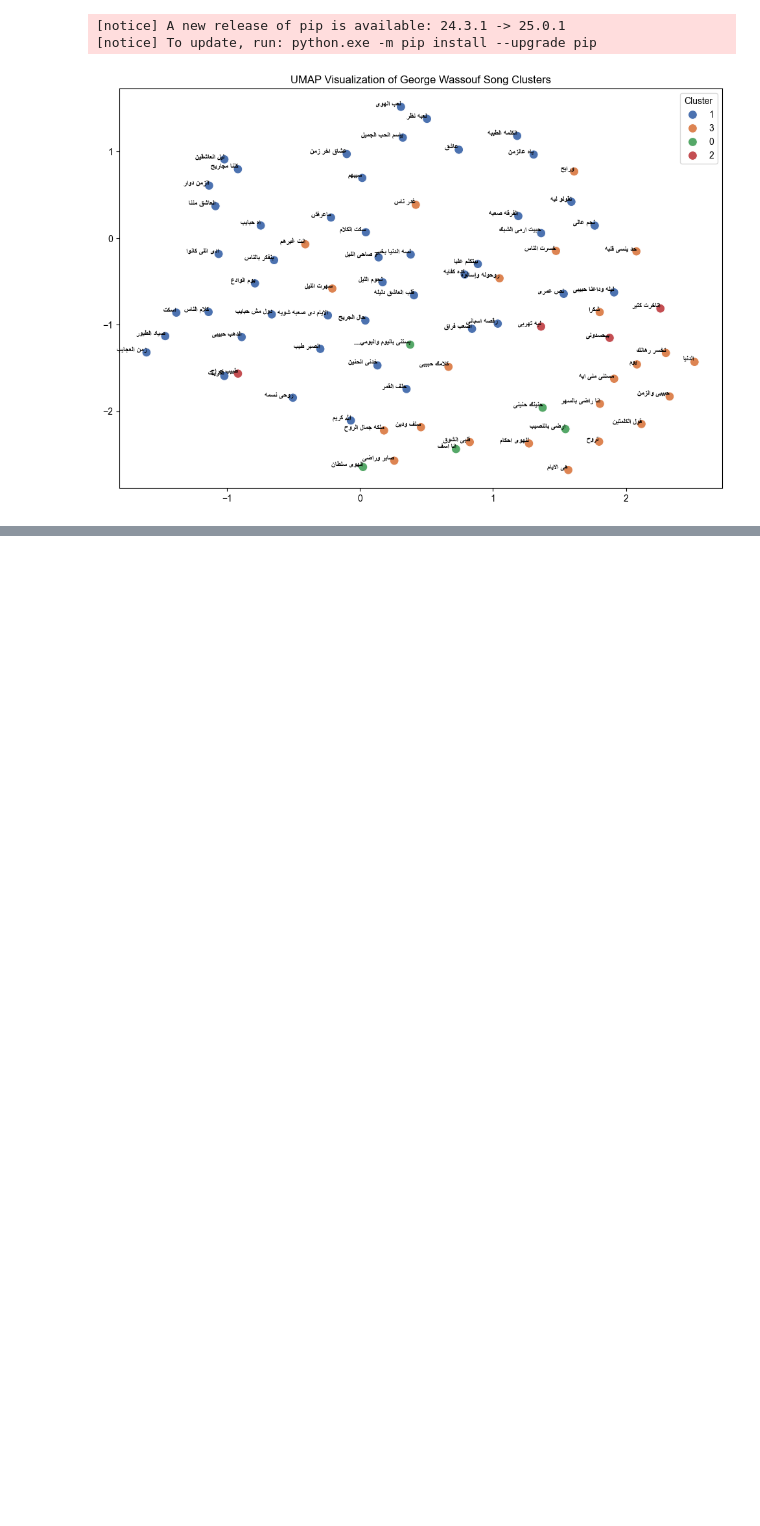
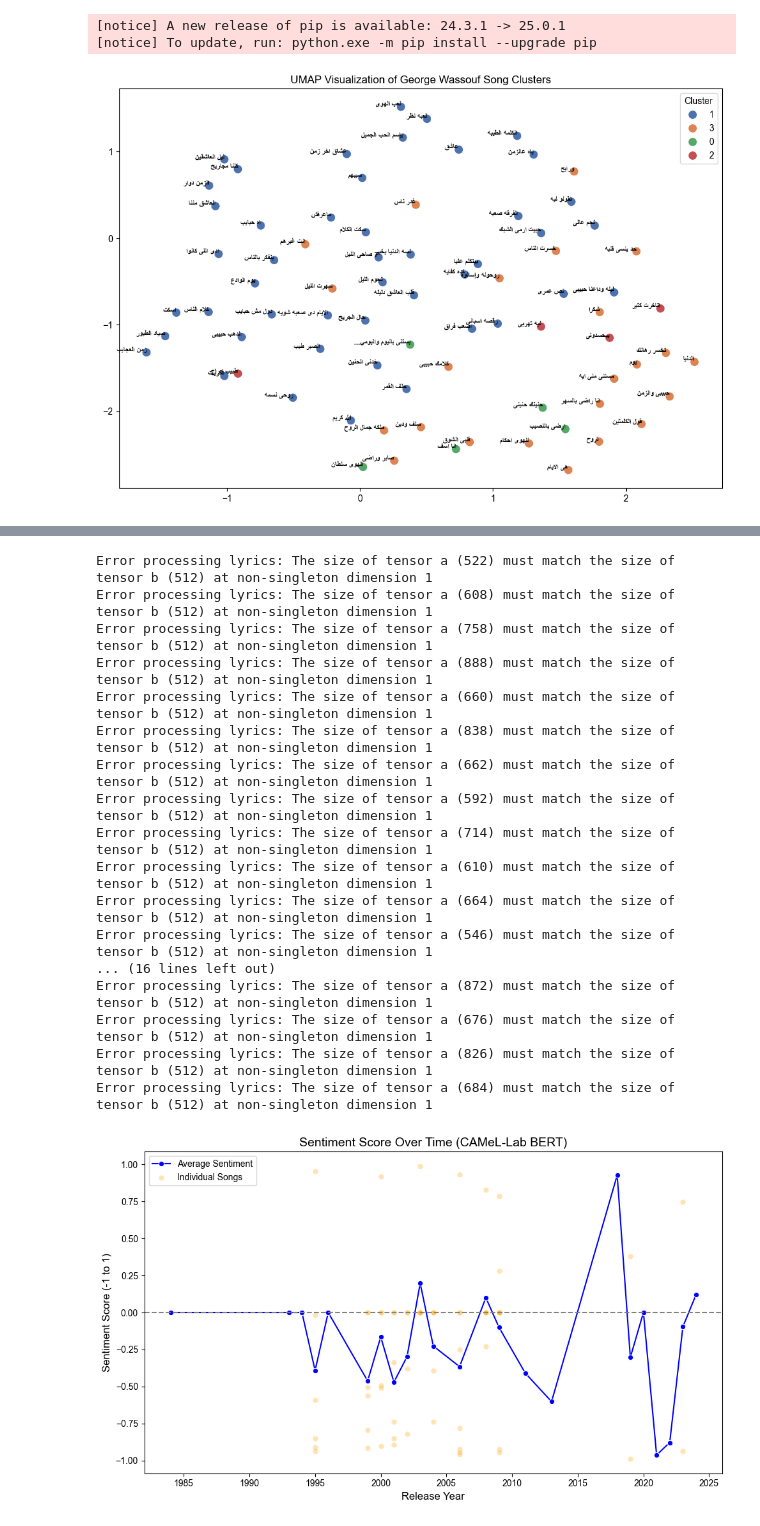
Before and after one commit to YoussefMohAttia/Arabic-Lyrics-Analysis-LLM, a Jupyter notebook: Term_Project.ipynb, the cells around one changed output, grey strips where cells are left out. Drawn from its saved outputs; the diff is of its cells as text; code cells hidden in the pictures; blank space fills up the shorter version.

```diff
--- a/Term_Project.ipynb
+++ b/Term_Project.ipynb
@@ -951,0 +1148,61 @@ Requirement already satisfied: python-bidi in c:\users\admin\appdata\local\progr
+# %%
+import pandas as pd
+import matplotlib.pyplot as plt
+import seaborn as sns
+from transformers import pipeline
+
+# Initialize the sentiment analysis pipeline
+try:
+    sentiment_analyzer = pipeline(
+        "sentiment-analysis",
+        model="CAMeL-Lab/bert-base-arabic-camelbert-da-sentiment",
+        tokenizer="CAMeL-Lab/bert-base-arabic-camelbert-da-sentiment",
+        return_all_scores=True
+    )
+except Exception as e:
+    print(f"Error loading model: {e}")
+    print("Ensure 'transformers' and 'torch' are installed and try again.")
+    raise
+
+def sentiment_score(lyrics):
+    # Handle empty or invalid lyrics
+    if not isinstance(lyrics, str) or len(lyrics.strip()) == 0:
+        return 0
+
+    try:
+        # Run sentiment analysis
+        result = sentiment_analyzer(lyrics)[0]
+
+        # Map labels to scores: positive (+1), neutral (0), negative (-1)
+        score = 0
+        for item in result:
+            label = item['label']
+            if label == 'positive':
+                score += item['score']
+            elif label == 'negative':
+                score -= item['score']
+            # Neutral contributes 0 (no change)
+
+        return score  # Returns a score roughly between -1 and 1
+    except Exception as e:
+        print(f"Error processing lyrics: {e}")
+        return 0  # Return neutral score on error
+
+# Apply sentiment scoring to your DataFrame
+data['sentiment'] = data['Tokenized & Preprocessed Lyrics'].apply(sentiment_score)
+
+# Calculate average sentiment per year
+yearly_sentiment = data.groupby('Release year')['sentiment'].mean().reset_index().sort_values('Release year')
+
+# Plot sentiment over time
+plt.figure(figsize=(10, 6))
+sns.lineplot(x='Release year', y='sentiment', data=yearly_sentiment, label='Average Sentiment', color='blue', marker='o')
+sns.scatterplot(x='Release year', y='sentiment', data=data, alpha=0.3, label='Individual Songs', color='orange')
+plt.axhline(0, color='gray', linestyle='--')  # Reference line at neutral
+plt.title('Sentiment Score Over Time (CAMeL-Lab BERT)', fontsize=14)
+plt.xlabel('Release Year', fontsize=12)
+plt.ylabel('Sentiment Score (-1 to 1)', fontsize=12)
+plt.legend()
+plt.tight_layout()
+plt.show()
+# %% [output]
@@ -951,0 +1213,18 @@ Requirement already satisfied: python-bidi in c:\users\admin\appdata\local\progr
+Error processing lyrics: The size of tensor a (522) must match the size of tensor b (512) at non-singleton dimension 1
+Error processing lyrics: The size of tensor a (608) must match the size of tensor b (512) at non-singleton dimension 1
+Error processing lyrics: The size of tensor a (758) must match the size of tensor b (512) at non-singleton dimension 1
+Error processing lyrics: The size of tensor a (888) must match the size of tensor b (512) at non-singleton dimension 1
+Error processing lyrics: The size of tensor a (660) must match the size of tensor b (512) at non-singleton dimension 1
+Error processing lyrics: The size of tensor a (838) must match the size of tensor b (512) at non-singleton dimension 1
+Error processing lyrics: The size of tensor a (662) must match the size of tensor b (512) at non-singleton dimension 1
+Error processing lyrics: The size of tensor a (592) must match the size of tensor b (512) at non-singleton dimension 1
+Error processing lyrics: The size of tensor a (714) must match the size of tensor b (512) at non-singleton dimension 1
+Error processing lyrics: The size of tensor a (610) must match the size of tensor b (512) at non-singleton dimension 1
+Error processing lyrics: The size of tensor a (664) must match the size of tensor b (512) at non-singleton dimension 1
+Error processing lyrics: The size of tensor a (546) must match the size of tensor b (512) at non-singleton dimension 1
+... (16 lines left out)
+Error processing lyrics: The size of tensor a (872) must match the size of tensor b (512) at non-singleton dimension 1
+Error processing lyrics: The size of tensor a (676) must match the size of tensor b (512) at non-singleton dimension 1
+Error processing lyrics: The size of tensor a (826) must match the size of tensor b (512) at non-singleton dimension 1
+Error processing lyrics: The size of tensor a (684) must match the size of tensor b (512) at non-singleton dimension 1
+[figure, added]
```
Also changed, not shown: parts of 23 cells of this notebook.
